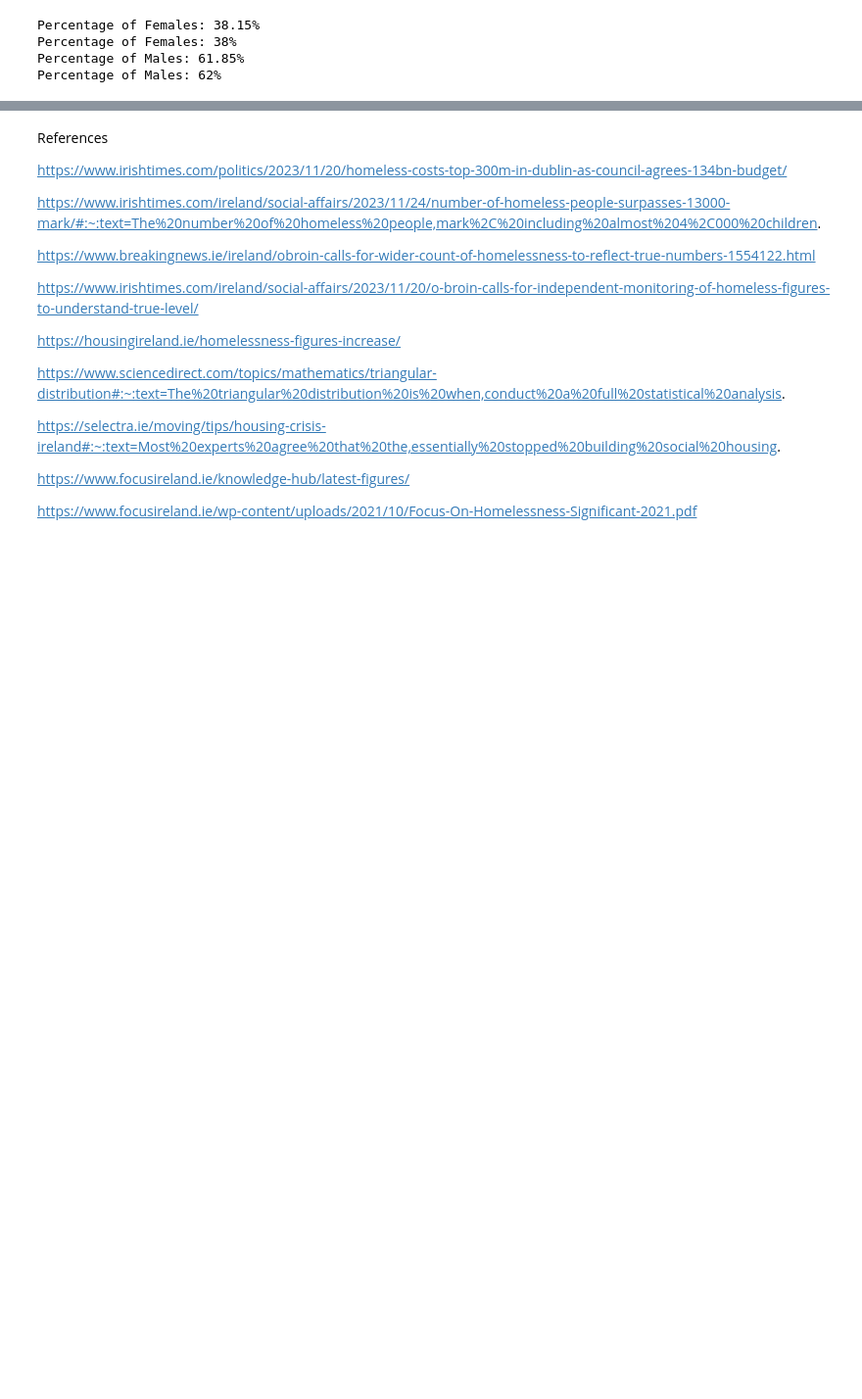
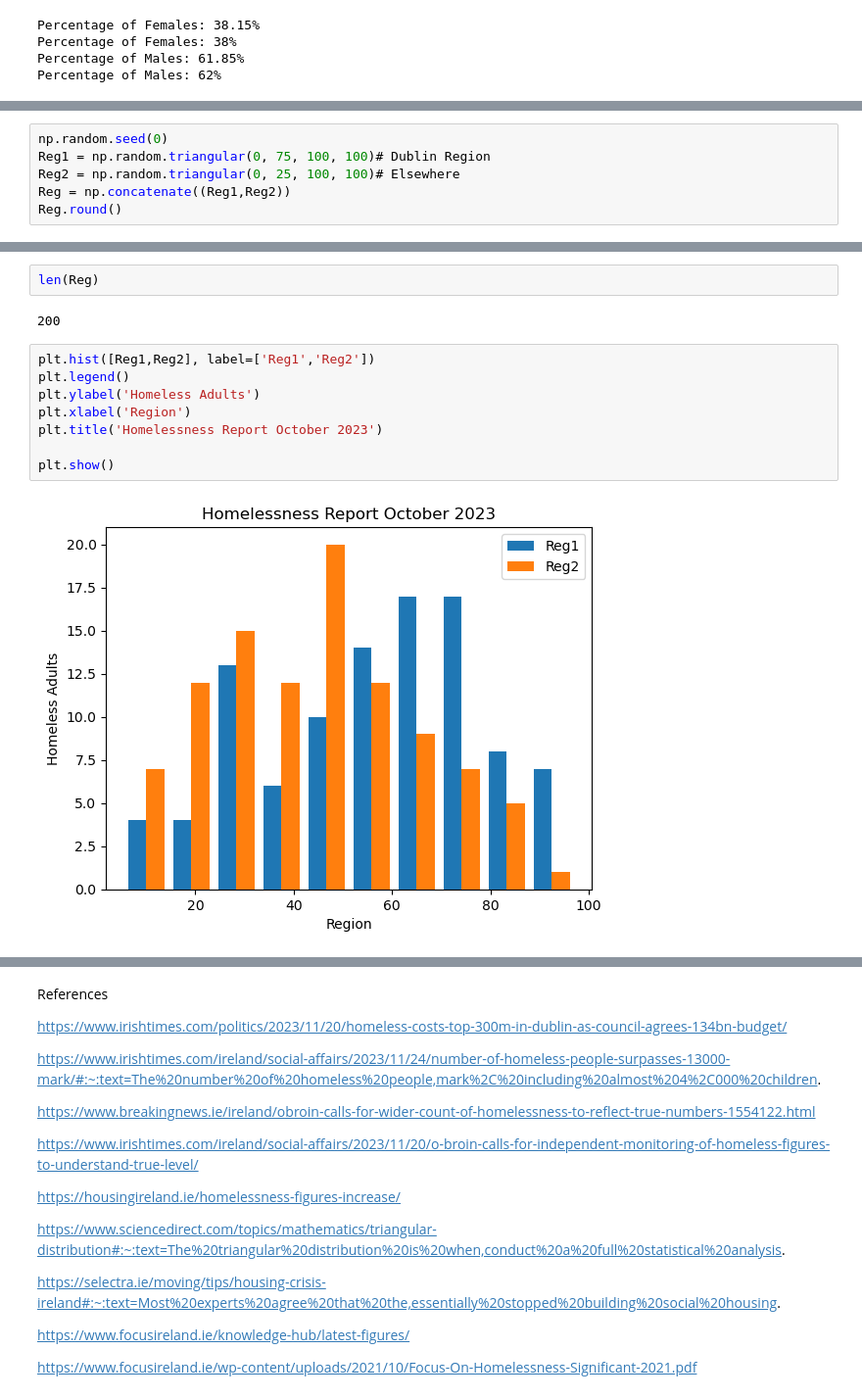
Before and after one commit to Sarahlouhast/PDA_Assignment, a Jupyter notebook: PfDA_Assignment.ipynb, the cells around one changed output, grey strips where cells are left out. Shown: that part at 98% size. Saved outputs shown, nothing was run; the diff lists cells and outputs as text; blank space fills up the shorter version.

```diff
--- a/PfDA_Assignment.ipynb
+++ b/PfDA_Assignment.ipynb
@@ -209,0 +335,6 @@ Percentage of Males: 62%
+# %%
+np.random.seed(0)
+Reg1 = np.random.triangular(0, 75, 100, 100)# Dublin Region
+Reg2 = np.random.triangular(0, 25, 100, 100)# Elsewhere
+Reg = np.concatenate((Reg1,Reg2))
+Reg.round()
@@ -209,0 +358,14 @@ Percentage of Males: 62%
+# %%
+len(Reg)
+# %% [output]
+200
+# %%
+plt.hist([Reg1,Reg2], label=['Reg1','Reg2'])
+plt.legend()
+plt.ylabel('Homeless Adults')
+plt.xlabel('Region')
+plt.title('Homelessness Report October 2023')
+
+plt.show()
+# %% [output]
+[figure, added]
```
Also changed, not shown: parts of 29 cells of this notebook, 1 other file.
